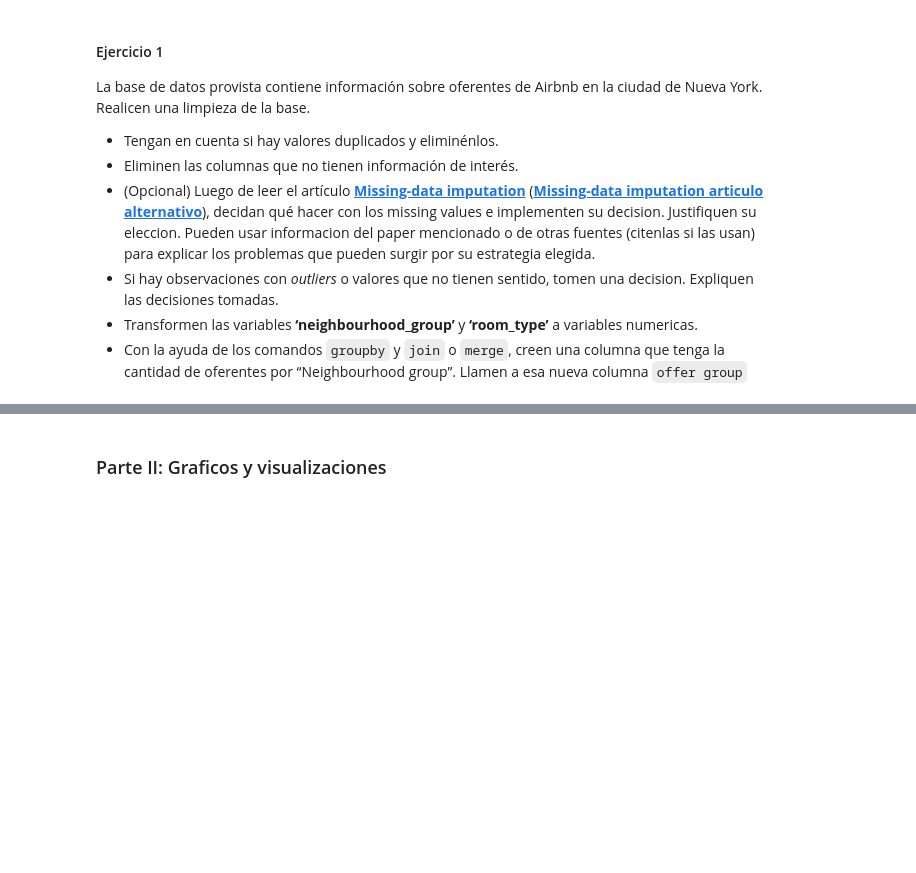
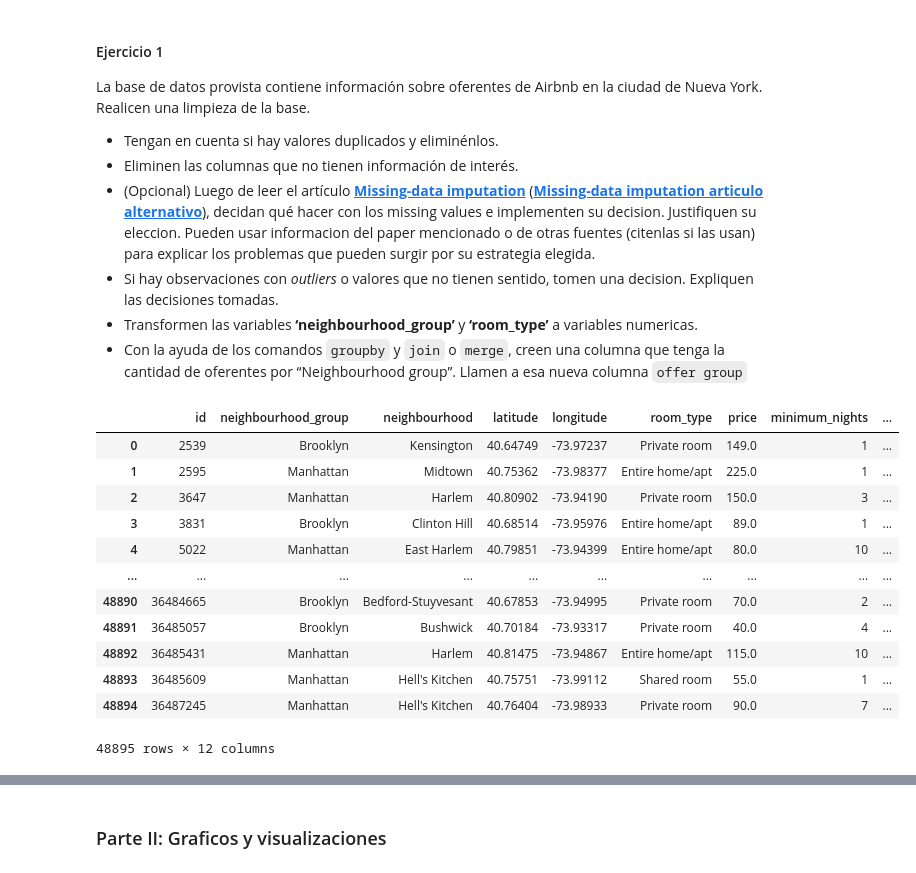
Before and after one commit to iauguste/CC408-T13, a Jupyter notebook: TP2/TP2.ipynb, the cells around one changed output, grey strips where cells are left out. Cells and saved outputs as stored; diff of their text form; code cells hidden in the pictures; blank space fills up the shorter version.

```diff
--- a/TP2/TP2.ipynb
+++ b/TP2/TP2.ipynb
@@ -39,0 +38,21 @@ airbnb = airbnb.columns([])
+# %%
+airbnb = pd.read_csv('Base Airbnb NY.csv')
+airbnb = airbnb.drop(['name', 'host_id', 'host_name', 'last_review'], axis = 1)
+airbnb = airbnb.drop_duplicates(subset = 'id', keep = 'first')
+# Missing values: como los NaN que aparecian correspondian con que en el number_of_reviews era 0, significa que hay 0 reviews_per_months. Por lo tanto, decidimos reemplazar esos NaN por 0.
+airbnb['reviews_per_month'] = airbnb['reviews_per_month'].fillna(0)
+airbnb
+# %% [output]
+|  | id | neighbourhood_group | neighbourhood | latitude | longitude | room_type | price | minimum_nights | ... |
+| 0 | 2539 | Brooklyn | Kensington | 40.64749 | -73.97237 | Private room | 149.0 | 1 | ... |
+| 1 | 2595 | Manhattan | Midtown | 40.75362 | -73.98377 | Entire home/apt | 225.0 | 1 | ... |
+| 2 | 3647 | Manhattan | Harlem | 40.80902 | -73.94190 | Private room | 150.0 | 3 | ... |
+| 3 | 3831 | Brooklyn | Clinton Hill | 40.68514 | -73.95976 | Entire home/apt | 89.0 | 1 | ... |
+| 4 | 5022 | Manhattan | East Harlem | 40.79851 | -73.94399 | Entire home/apt | 80.0 | 10 | ... |
+| ... | ... | ... | ... | ... | ... | ... | ... | ... | ... |
+| 48890 | 36484665 | Brooklyn | Bedford-Stuyvesant | 40.67853 | -73.94995 | Private room | 70.0 | 2 | ... |
+| 48891 | 36485057 | Brooklyn | Bushwick | 40.70184 | -73.93317 | Private room | 40.0 | 4 | ... |
+| 48892 | 36485431 | Manhattan | Harlem | 40.81475 | -73.94867 | Entire home/apt | 115.0 | 10 | ... |
+| 48893 | 36485609 | Manhattan | Hell's Kitchen | 40.75751 | -73.99112 | Shared room | 55.0 | 1 | ... |
+| 48894 | 36487245 | Manhattan | Hell's Kitchen | 40.76404 | -73.98933 | Private room | 90.0 | 7 | ... |
+48895 rows × 12 columns
```
Also changed, not shown: parts of 3 cells of this notebook.
